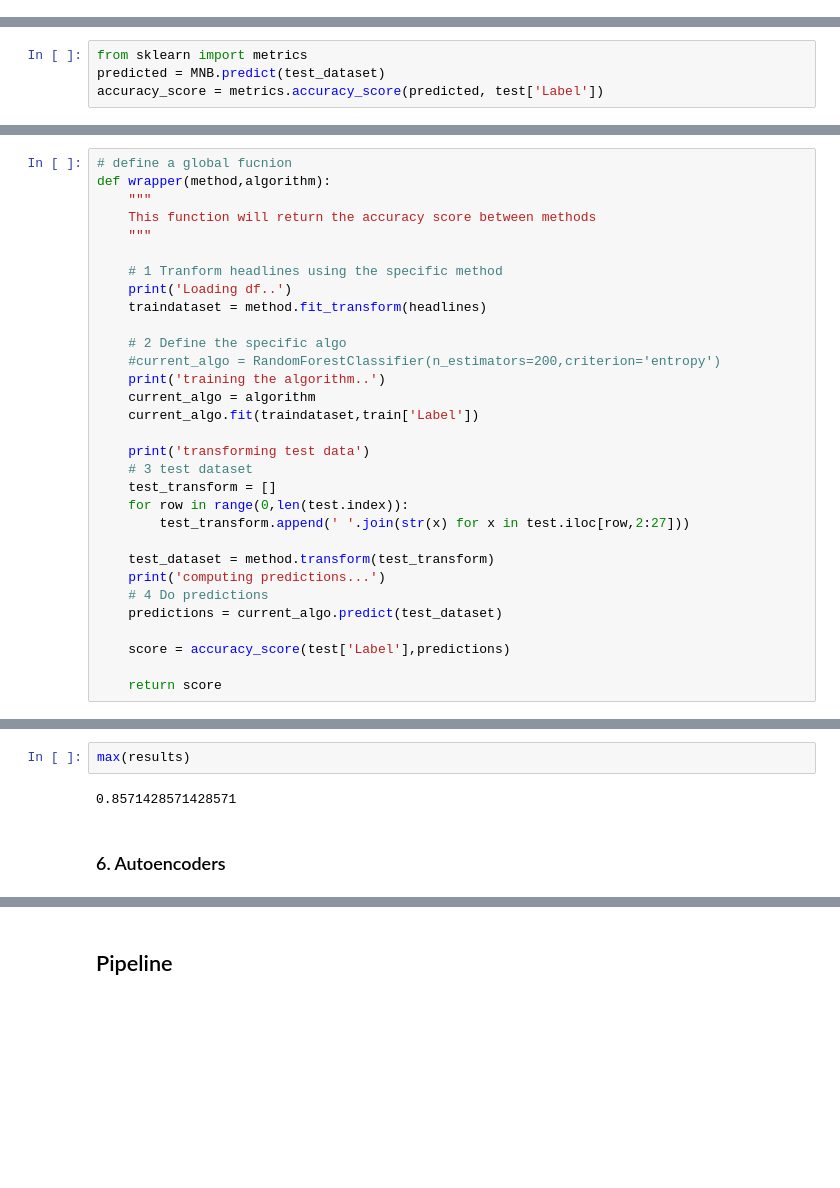
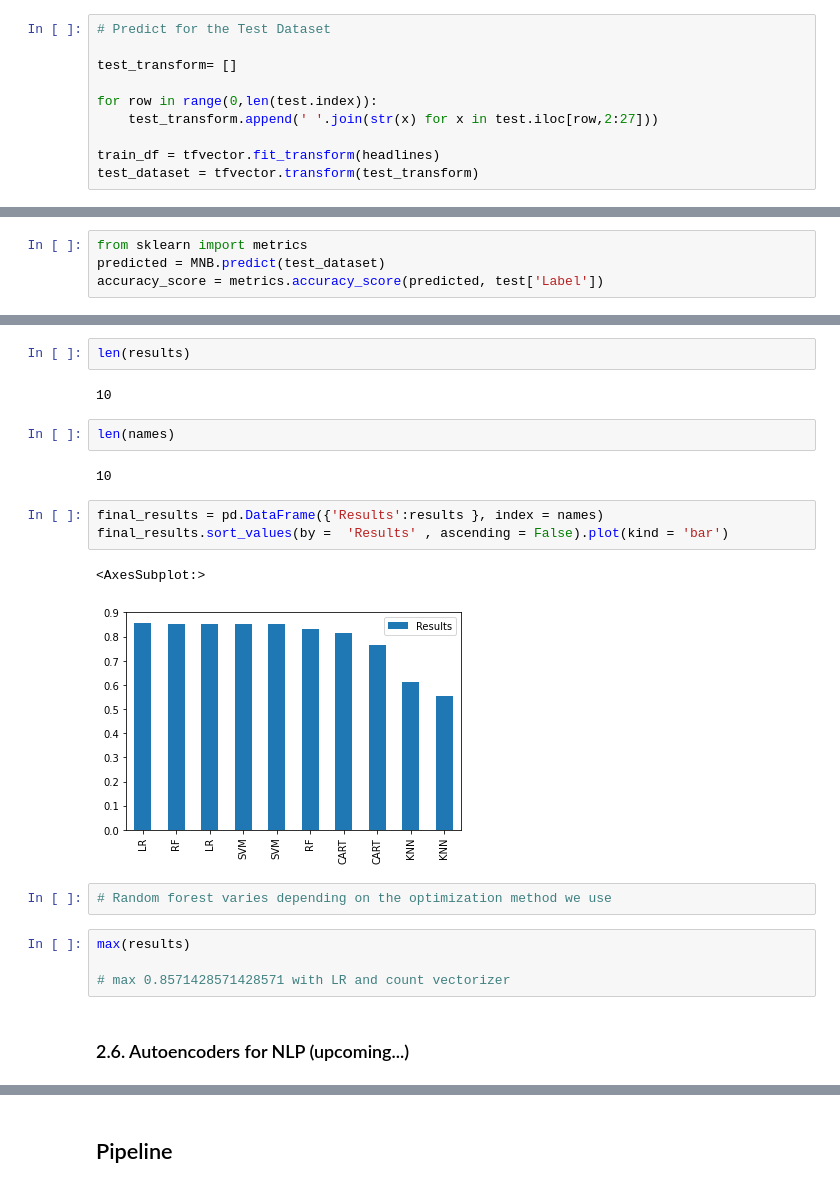
Before and after one commit to tabers77/Machine-Learning-Projects, a Jupyter notebook: Stock Sentiment Analysis/Stock Sentiment Analysis.ipynb, the cells around one changed output, grey strips where cells are left out. Drawn from its saved outputs; the diff is of its cells as text; blank space fills up the shorter version.

```diff
--- a/Stock Sentiment Analysis/Stock Sentiment Analysis.ipynb
+++ b/Stock Sentiment Analysis/Stock Sentiment Analysis.ipynb
@@ -161,0 +123,10 @@ headlines[0]
+# %%
+# Predict for the Test Dataset
+
+test_transform= []
+
+for row in range(0,len(test.index)):
+    test_transform.append(' '.join(str(x) for x in test.iloc[row,2:27]))
+
+train_df = tfvector.fit_transform(headlines)
+test_dataset = tfvector.transform(test_transform)
@@ -256,34 +238,3 @@ round(accuracy_score * 100 ,2)
-# %%
-# define a global fucnion
-def wrapper(method,algorithm):
-    """
-    This function will return the accuracy score between methods
-    """
-
-    # 1 Tranform headlines using the specific method
-    print('Loading df..')
-    traindataset = method.fit_transform(headlines)
-
-    # 2 Define the specific algo
-    #current_algo = RandomForestClassifier(n_estimators=200,criterion='entropy')
-    print('training the algorithm..')
-    current_algo = algorithm
-    current_algo.fit(traindataset,train['Label'])
-
-    print('transforming test data')
-    # 3 test dataset
-    test_transform = []
-    for row in range(0,len(test.index)):
-        test_transform.append(' '.join(str(x) for x in test.iloc[row,2:27]))
-
-    test_dataset = method.transform(test_transform)
-    print('computing predictions...')
-    # 4 Do predictions
-    predictions = current_algo.predict(test_dataset)
-
-    score = accuracy_score(test['Label'],predictions)
-
-    return score
 # %%
 from sklearn.linear_model import LogisticRegression
 from sklearn.tree import DecisionTreeClassifier
@@ -348,6 +289,22 @@ SVM: 0.851852
 # %%
-max(results)
+len(results)
 # %% [output]
-0.8571428571428571
+10
+# %%
+len(names)
+# %% [output]
+10
+# %%
+final_results = pd.DataFrame({'Results':results }, index = names)
+final_results.sort_values(by =  'Results' , ascending = False).plot(kind = 'bar')
+# %% [output]
+<AxesSubplot:>
+[figure, added]
+# %%
+# Random forest varies depending on the optimization method we use
+# %%
+max(results)
+
+# max 0.8571428571428571 with LR and count vectorizer
 # %% [markdown]
-### 6. Autoencoders
+### 2.6. Autoencoders for NLP (upcoming...)
```
Also changed, not shown: parts of 44 cells of this notebook, 1 other file.
